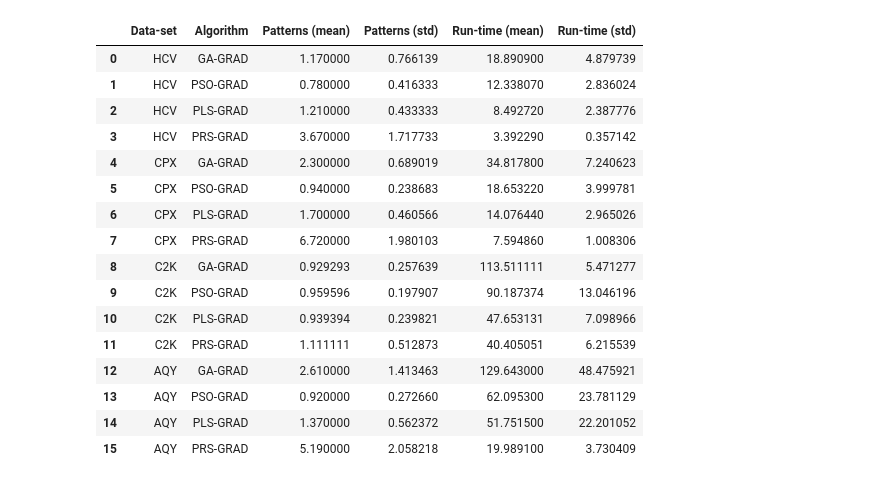
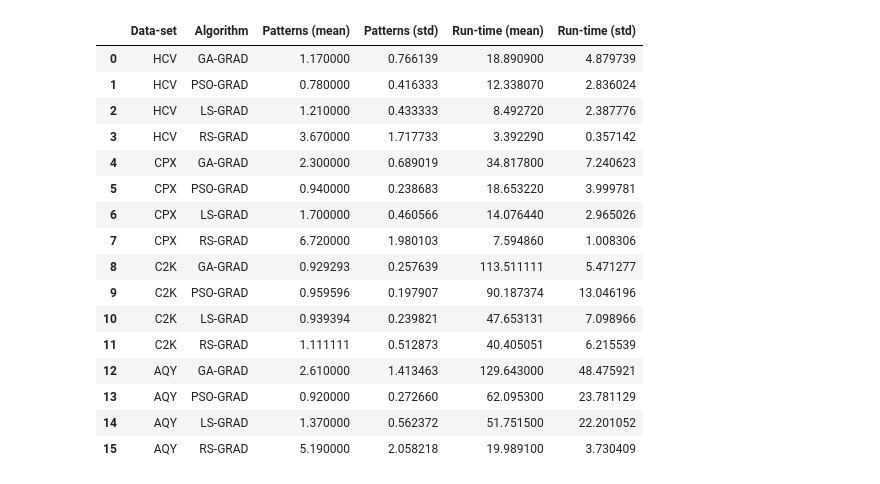
Before and after one commit to owuordickson/meso-hpc-lr, a Jupyter notebook: results/swarmgp/analysis_v1.ipynb, the cells around one changed output. Cells and saved outputs as stored; diff of their text form; code cells hidden in the pictures.

```diff
--- a/results/swarmgp/analysis_v1.ipynb
+++ b/results/swarmgp/analysis_v1.ipynb
@@ -278,7 +278,7 @@ df_res = df_res[['Data-set', 'Algorithm', 'Run-time','Pattern-count', 'Max-evalu
 
 
 data_sets = ['HCV', 'CPX', 'C2K', 'AQY']
-algorithms = ['GA', 'PSO', 'PLS', 'PRS']
+algorithms = ['GA', 'PSO', 'LS', 'RS']
 evals = [1000]  # [10, 100, 1000]
 eval_data = []
 
@@ -291,47 +291,47 @@ for ds in data_sets:
         for ev in evals:
             df3 = df2.loc[df2['Max-iteration'] == ev]
             # print(df3)
 
             # 100 rows
             eval_arr = []
             for index,row in df3.iterrows():
                 # 10/100/1000 evaluations
                 eval_arr.append(row['Iterations'])
             eval_arr = np.array(eval_arr)
             eval_min = np.min(eval_arr, axis=0)
             eval_avg = np.mean(eval_arr, axis=0)
             eval_max = np.max(eval_arr, axis=0)
             eval_std = np.std(eval_arr, axis=0)
             eval_avg_mn = eval_avg - eval_std
             eval_avg_pl = eval_avg + eval_std
 
             eval_data.append([ds, alg+'-GRAD', df3['Pattern-count'].mean(), df3['Pattern-count'].std(), df3['Run-time'].mean(), df3['Run-time'].std(), ev, eval_min, eval_avg_mn, eval_avg, eval_avg_pl, eval_max])
 
 df_data = pd.DataFrame(data=eval_data, columns=['Data-set', 'Algorithm', 'Patterns (mean)', 'Patterns (std)', 'Run-time (mean)', 'Run-time (std)', 'Iterations','Iterations (min)', 'Iterations (mu-sigma)', 'Iterations (mu)', 'Iterations (mu+sigma)', 'Iterations (max)'])
 df_tab = df_data[['Data-set', 'Algorithm', 'Patterns (mean)', 'Patterns (std)', 'Run-time (mean)', 'Run-time (std)']]
 df_tab
 #print(eval_arr)
 #print(eval_avg)
 #print(eval_std)
 #print(eval_avg_mn)
 # %% [output]
 |  | Data-set | Algorithm | Patterns (mean) | Patterns (std) | Run-time (mean) | Run-time (std) |
 | 0 | HCV | GA-GRAD | 1.170000 | 0.766139 | 18.890900 | 4.879739 |
 | 1 | HCV | PSO-GRAD | 0.780000 | 0.416333 | 12.338070 | 2.836024 |
-| 2 | HCV | PLS-GRAD | 1.210000 | 0.433333 | 8.492720 | 2.387776 |
-| 3 | HCV | PRS-GRAD | 3.670000 | 1.717733 | 3.392290 | 0.357142 |
+| 2 | HCV | LS-GRAD | 1.210000 | 0.433333 | 8.492720 | 2.387776 |
+| 3 | HCV | RS-GRAD | 3.670000 | 1.717733 | 3.392290 | 0.357142 |
 | 4 | CPX | GA-GRAD | 2.300000 | 0.689019 | 34.817800 | 7.240623 |
 | 5 | CPX | PSO-GRAD | 0.940000 | 0.238683 | 18.653220 | 3.999781 |
-| 6 | CPX | PLS-GRAD | 1.700000 | 0.460566 | 14.076440 | 2.965026 |
-| 7 | CPX | PRS-GRAD | 6.720000 | 1.980103 | 7.594860 | 1.008306 |
+| 6 | CPX | LS-GRAD | 1.700000 | 0.460566 | 14.076440 | 2.965026 |
+| 7 | CPX | RS-GRAD | 6.720000 | 1.980103 | 7.594860 | 1.008306 |
 | 8 | C2K | GA-GRAD | 0.929293 | 0.257639 | 113.511111 | 5.471277 |
 | 9 | C2K | PSO-GRAD | 0.959596 | 0.197907 | 90.187374 | 13.046196 |
-| 10 | C2K | PLS-GRAD | 0.939394 | 0.239821 | 47.653131 | 7.098966 |
-| 11 | C2K | PRS-GRAD | 1.111111 | 0.512873 | 40.405051 | 6.215539 |
+| 10 | C2K | LS-GRAD | 0.939394 | 0.239821 | 47.653131 | 7.098966 |
+| 11 | C2K | RS-GRAD | 1.111111 | 0.512873 | 40.405051 | 6.215539 |
 | 12 | AQY | GA-GRAD | 2.610000 | 1.413463 | 129.643000 | 48.475921 |
 | 13 | AQY | PSO-GRAD | 0.920000 | 0.272660 | 62.095300 | 23.781129 |
-| 14 | AQY | PLS-GRAD | 1.370000 | 0.562372 | 51.751500 | 22.201052 |
-| 15 | AQY | PRS-GRAD | 5.190000 | 2.058218 | 19.989100 | 3.730409 |
+| 14 | AQY | LS-GRAD | 1.370000 | 0.562372 | 51.751500 | 22.201052 |
+| 15 | AQY | RS-GRAD | 5.190000 | 2.058218 | 19.989100 | 3.730409 |
 # %%
 # Plotting the results
 import matplotlib.pyplot as plt
```
Also changed, not shown: parts of 1 cell of this notebook, 1 other file.
